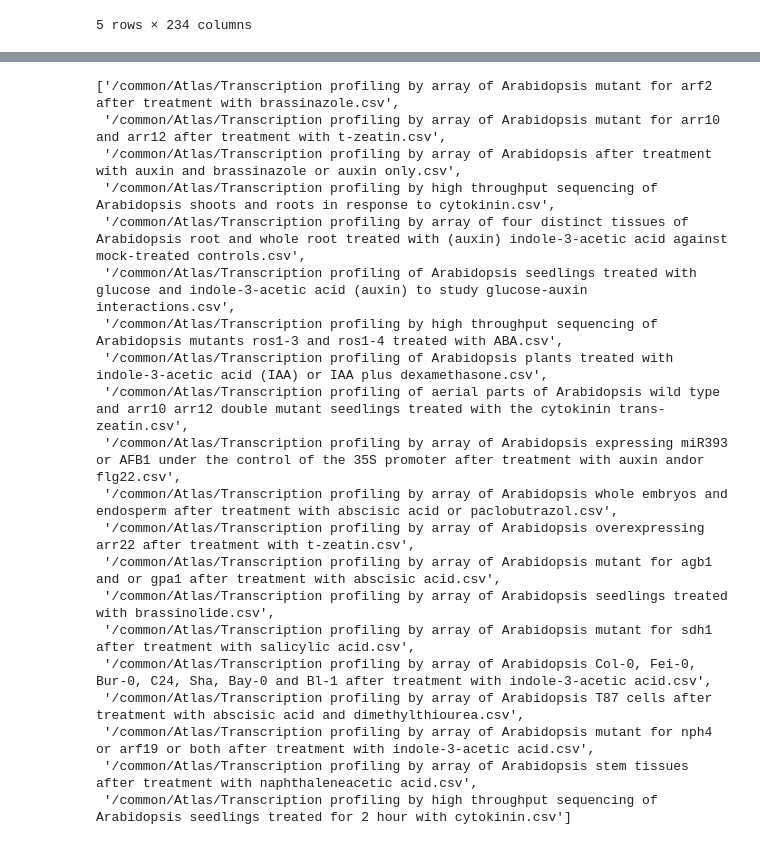
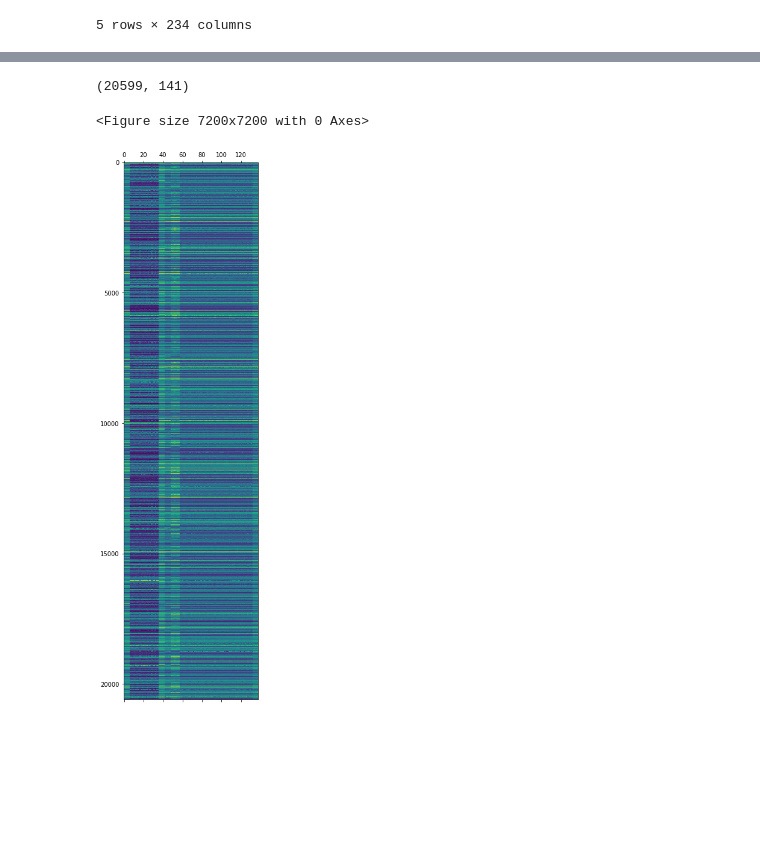
Before and after one commit to don9don99don999don9999/verbose-couscous, a Jupyter notebook: Atlas.ipynb, the cells around one changed output, grey strips where cells are left out. Saved outputs shown, nothing was run; the diff lists cells and outputs as text; code cells hidden in the pictures; blank space fills up the shorter version.

```diff
--- a/Atlas.ipynb
+++ b/Atlas.ipynb
@@ -79,23 +62,16 @@ all_files = glob.glob(os.path.join(path,"Tran*"))
-# %%
-all_files
-# %% [output]
-['/common/Atlas/Transcription profiling by array of Arabidopsis mutant for arf2 after treatment with brassinazole.csv',
- '/common/Atlas/Transcription profiling by array of Arabidopsis mutant for arr10 and arr12 after treatment with t-zeatin.csv',
- '/common/Atlas/Transcription profiling by array of Arabidopsis after treatment with auxin and brassinazole or auxin only.csv',
- '/common/Atlas/Transcription profiling by high throughput sequencing of Arabidopsis shoots and roots in response to cytokinin.csv',
- '/common/Atlas/Transcription profiling by array of four distinct tissues of Arabidopsis root and whole root treated with (auxin) indole-3-acetic acid against mock-treated controls.csv',
- '/common/Atlas/Transcription profiling of Arabidopsis seedlings treated with glucose and indole-3-acetic acid (auxin) to study glucose-auxin interactions.csv',
- '/common/Atlas/Transcription profiling by high throughput sequencing of Arabidopsis mutants ros1-3 and ros1-4 treated with ABA.csv',
- '/common/Atlas/Transcription profiling of Arabidopsis plants treated with indole-3-acetic acid (IAA) or IAA plus dexamethasone.csv',
- '/common/Atlas/Transcription profiling of aerial parts of Arabidopsis wild type and arr10 arr12 double mutant seedlings treated with the cytokinin trans-zeatin.csv',
- '/common/Atlas/Transcription profiling by array of Arabidopsis expressing miR393 or AFB1 under the control of the 35S promoter after treatment with auxin andor flg22.csv',
- '/common/Atlas/Transcription profiling by array of Arabidopsis whole embryos and endosperm after treatment with abscisic acid or paclobutrazol.csv',
- '/common/Atlas/Transcription profiling by array of Arabidopsis overexpressing arr22 after treatment with t-zeatin.csv',
- '/common/Atlas/Transcription profiling by array of Arabidopsis mutant for agb1 and or gpa1 after treatment with abscisic acid.csv',
- '/common/Atlas/Transcription profiling by array of Arabidopsis seedlings treated with brassinolide.csv',
- '/common/Atlas/Transcription profiling by array of Arabidopsis mutant for sdh1 after treatment with salicylic acid.csv',
- '/common/Atlas/Transcription profiling by array of Arabidopsis Col-0, Fei-0, Bur-0, C24, Sha, Bay-0 and Bl-1 after treatment with indole-3-acetic acid.csv',
- '/common/Atlas/Transcription profiling by array of Arabidopsis T87 cells after treatment with abscisic acid and dimethylthiourea.csv',
- '/common/Atlas/Transcription profiling by array of Arabidopsis mutant for nph4 or arf19 or both after treatment with indole-3-acetic acid.csv',
- '/common/Atlas/Transcription profiling by array of Arabidopsis stem tissues after treatment with naphthaleneacetic acid.csv',
- '/common/Atlas/Transcription profiling by high throughput sequencing of Arabidopsis seedlings treated for 2 hour with cytokinin.csv']
+# %%
+df_auxin=df_list[2],df_list[3],df_list[4],df_list[5],df_list[7],df_list[13],df_list[15]
+# %%
+df_auxin_mat=reduce(lambda a,b : pd.merge(a,b,on=['Gene ID','Gene Name','DesignElementAccession'],how ='outer'),df_auxin)
+# %%
+df_auxin_mat.shape
+# %% [output]
+(20599, 141)
+# %%
+matrix = df_auxin_mat.values[:,3:].astype(float)
+plt.figure(figsize=(100,100))
+plt.matshow(matrix,aspect='auto')
+plt.show()
+# %% [output]
+<Figure size 7200x7200 with 0 Axes>
+[figure, added]
```
Also changed, not shown: parts of 17 cells of this notebook.
